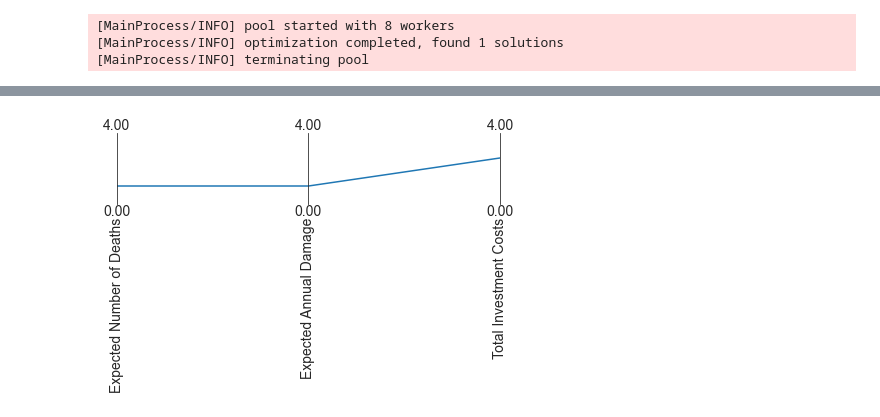
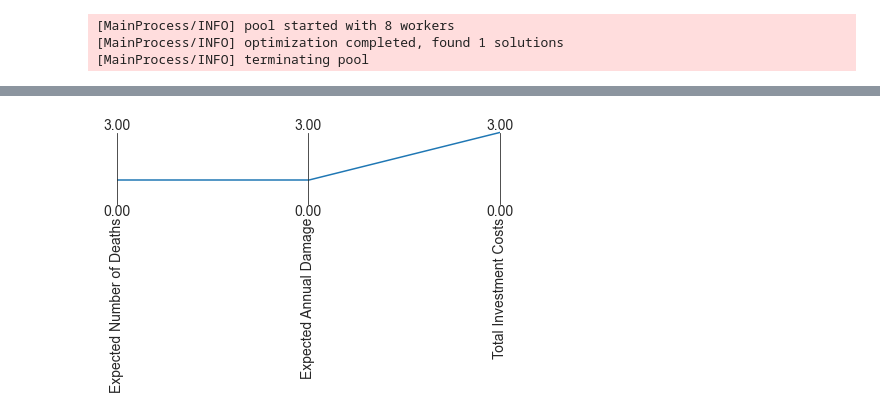
Before and after one commit to hannadenekamp/modelbased, a Jupyter notebook: Robustness.ipynb, the cells around one changed output, grey strips where cells are left out. Drawn from its saved outputs; the diff is of its cells as text; code cells hidden in the pictures.

```diff
--- a/Robustness.ipynb
+++ b/Robustness.ipynb
@@ -24,8 +43,8 @@ SMALLER = 'SMALLER'
 def costs(data):
     return data[0]/1e9 # makes numbers nicer
 
-Expected_Number_of_Deaths = functools.partial(robustness, SMALLER, 1) #not ok
-Expected_Annual_Damage = functools.partial(robustness, SMALLER, 10e8) #THOSE NUMBERS NEED TO BE SPECIFIED AGAIN
+Expected_Number_of_Deaths = functools.partial(robustness, SMALLER, 0.001) #not ok
+Expected_Annual_Damage = functools.partial(robustness, SMALLER, 80e6) #THOSE NUMBERS NEED TO BE SPECIFIED AGAIN
 Total_Investment_Costs = costs #THOSE NUMBERS NEED TO BE SPECIFIED AGAIN
 # %%
 from problem_formulation import get_model_for_problem_formulation
@@ -65,7 +84,7 @@ CategoricalParameter('A.4_Brate', [0, 1, 2])
 CategoricalParameter('A.5_Brate', [0, 1, 2])
 # %%
 # True, use results in pickle file; False, run MultiprocessingEvaluator
-use_pickle1 = False
+use_pickle1 = True
 
 if use_pickle1:
     with open('data/formulation_results.pickle', 'rb') as filehandler:
@@ -192,7 +206,7 @@ robustnes_functions = [ScalarOutcome('Expected Number of Deaths', kind=MAXIMIZE,
                        ScalarOutcome('Total Investment Costs', kind=MAXIMIZE,
                                      function=Total_Investment_Costs),
                       ]
-use_pickle4 = False
+use_pickle4 = True
 if use_pickle4:
     with open('data/moro_results4.pickle', 'rb') as filehandler:
         results4 = pickle.load(filehandler)
@@ -201,7 +215,7 @@ else:
     convergence = [HyperVolume(minimum=[0, 0, 0], maximum=[1.01, 1.01, 3.01]),
     EpsilonProgress(),]
 
-    epsilons=[0.025,]*len(robustnes_functions)  #final value of epsilon should be much lower.Just for experiment purposes is 1
+    epsilons=[0.05,]*len(robustnes_functions)  #final value of epsilon should be much lower.Just for experiment purposes is 1
     with MultiprocessingEvaluator(model) as evaluator:
         results4 = evaluator.robust_optimize(robustnes_functions, scenarios, nfe=nfe,
                                                          convergence=convergence, epsilons=epsilons)
@@ -213,7 +227,3 @@ archive1, convergence = results4
 [MainProcess/INFO] pool started with 8 workers
 [MainProcess/INFO] optimization completed, found 1 solutions
 [MainProcess/INFO] terminating pool
-# %%
-archive1 = archive1.T
-
-archive1
@@ -238,16 +230,16 @@ archive1
 # %%
 from ema_workbench.analysis import parcoords
 
 data = archive1.loc[:, [o.name for o in robustnes_functions]]
 limits = parcoords.get_limits(data)
 limits.loc[0, :] = 0
-limits.loc[1, :] = 4
+limits.loc[1, :] = 3
 
 paraxes = parcoords.ParallelAxes(limits)
 paraxes.plot(data)
 plt.show()
 # %% [output]
-[figure, old version]
+[figure, new version]
 # %%
 fig, ax = plt.subplots()
 ax.plot(convergence.nfe, convergence.epsilon_progress)
```
Also changed, not shown: parts of 39 cells of this notebook, 6 other files.
